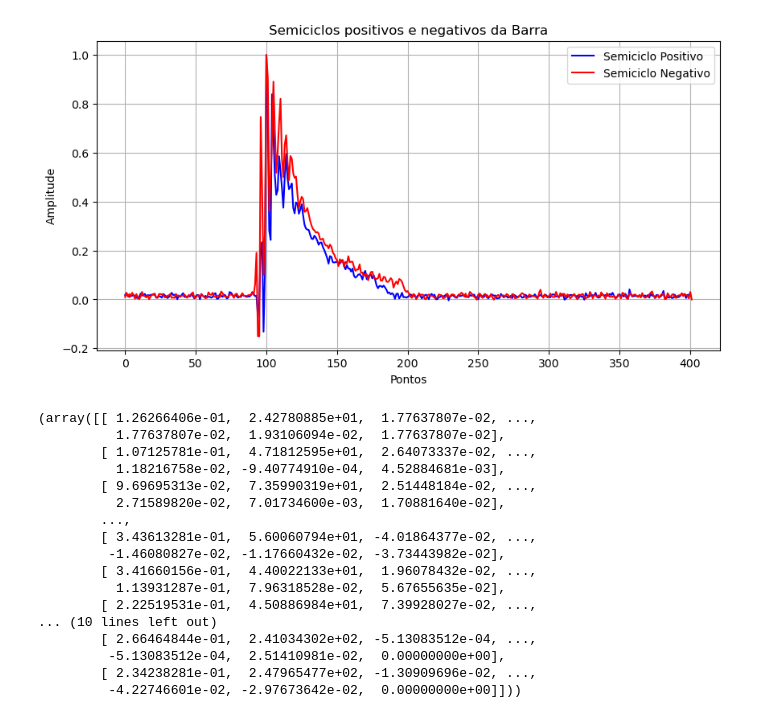
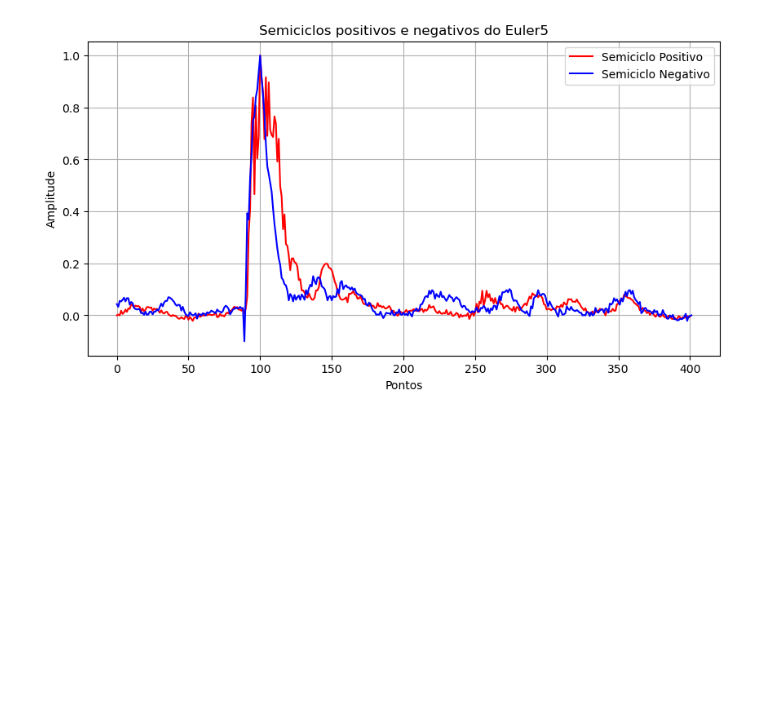
Before and after one commit to mascneto/PesquisaDP, a Jupyter notebook: Pasta 1/filtro e plot.ipynb, the cells around one changed output. Drawn from its saved outputs; the diff is of its cells as text; code cells hidden in the pictures; blank space fills up the shorter version.

```diff
--- a/Pasta 1/filtro e plot.ipynb
+++ b/Pasta 1/filtro e plot.ipynb
@@ -4,7 +4,3 @@ import scipy
 import os
 import matplotlib.pyplot as plt
 import pandas as pd
-# %%
-folder = r"C:\Users\jmlnn\OneDrive\Engenharia\0. Pesquisa DP\arquivosTP"
-files = [os.path.join(folder, f) for f in os.listdir(folder) if f.endswith('.mat')]
-files
@@ -16,10 +6,0 @@ files
-# %%
-mat_data = scipy.io.loadmat(files[0]) # carrega arquivo como dicionário
-absoluto = [key for key in mat_data.keys() if not key.startswith('_')] # pega chaves que não começam com '_'
-# %%
-dict_dados_tp = {}
-
-for i in range(len(files)):
-    mat_data = scipy.io.loadmat(files[i])
-    absoluto = [key for key in mat_data.keys() if not key.startswith('_')] # pega chaves que não começam com '_'
-    dict_dados_tp[f'Arquivo {i+1}'] = mat_data[absoluto[0]]
@@ -101,11 +78,11 @@ class Processor:
         data_pos = np.array(data_pos)[:, :-1]
         data_neg = np.array(data_neg)
 
-                # Se o parâmetro `plot` for True, gerar os gráficos
+        # Se o parâmetro `plot` for True, gerar os gráficos
         if plot and data_pos.size > 0 and data_neg.size > 0:
             plt.figure(figsize=(10, 5))
-            plt.plot(data_pos[0][2:], label="Semiciclo Positivo", color="blue")
-            plt.plot(data_neg[0][2:], label="Semiciclo Negativo", color="red")
+            plt.plot(data_pos[0][2:], label="Semiciclo Positivo", color="red")
+            plt.plot(data_neg[0][2:], label="Semiciclo Negativo", color="blue")
             plt.xlabel("Pontos")
             plt.ylabel("Amplitude")
             plt.title(title)
@@ -113,4 +90,5 @@ class Processor:
             plt.grid(True)
             plt.show()
 
-        return data_pos, data_neg  # Retorna os dados processados
+        self.data_pos = data_pos
+        self.data_neg = data_neg
@@ -142,25 +165,8 @@ tp_processor.half_cycle(title="Semiciclos positivos e negativos do TP")
 # %%
-barra_folder_path = r"C:\Users\jmlnn\OneDrive\Engenharia\0. Pesquisa DP\arquivos"
-barra_processor = Processor(barra_folder_path)
-barra_processor.list_mat_files()
-barra_processor.load_mat_file()
-barra_processor.half_cycle(title="Semiciclos positivos e negativos da Barra")
+euler5_folder_path = r"C:\Users\jmlnn\OneDrive\Engenharia\0. Pesquisa DP\Euler_5_limiar_60"
+euler5_processor = Processor(euler5_folder_path)
+euler5_processor.list_mat_files()
+euler5_processor.load_mat_file()
+euler5_processor.half_cycle(title="Semiciclos positivos e negativos do Euler5")
 # %% [output]
-[figure, old version]
+[figure, new version]
-(array([[ 1.26266406e-01,  2.42780885e+01,  1.77637807e-02, ...,
-          1.77637807e-02,  1.93106094e-02,  1.77637807e-02],
-        [ 1.07125781e-01,  4.71812595e+01,  2.64073337e-02, ...,
-          1.18216758e-02, -9.40774910e-04,  4.52884681e-03],
-        [ 9.69695313e-02,  7.35990319e+01,  2.51448184e-02, ...,
-          2.71589820e-02,  7.01734600e-03,  1.70881640e-02],
-        ...,
-        [ 3.43613281e-01,  5.60060794e+01, -4.01864377e-02, ...,
-         -1.46080827e-02, -1.17660432e-02, -3.73443982e-02],
-        [ 3.41660156e-01,  4.40022133e+01,  1.96078432e-02, ...,
-          1.13931287e-01,  7.96318528e-02,  5.67655635e-02],
-        [ 2.22519531e-01,  4.50886984e+01,  7.39928027e-02, ...,
-... (10 lines left out)
-        [ 2.66464844e-01,  2.41034302e+02, -5.13083512e-04, ...,
-         -5.13083512e-04,  2.51410981e-02,  0.00000000e+00],
-        [ 2.34238281e-01,  2.47965477e+02, -1.30909696e-02, ...,
-         -4.22746601e-02, -2.97673642e-02,  0.00000000e+00]]))
```
Also changed, not shown: parts of 29 cells of this notebook.
